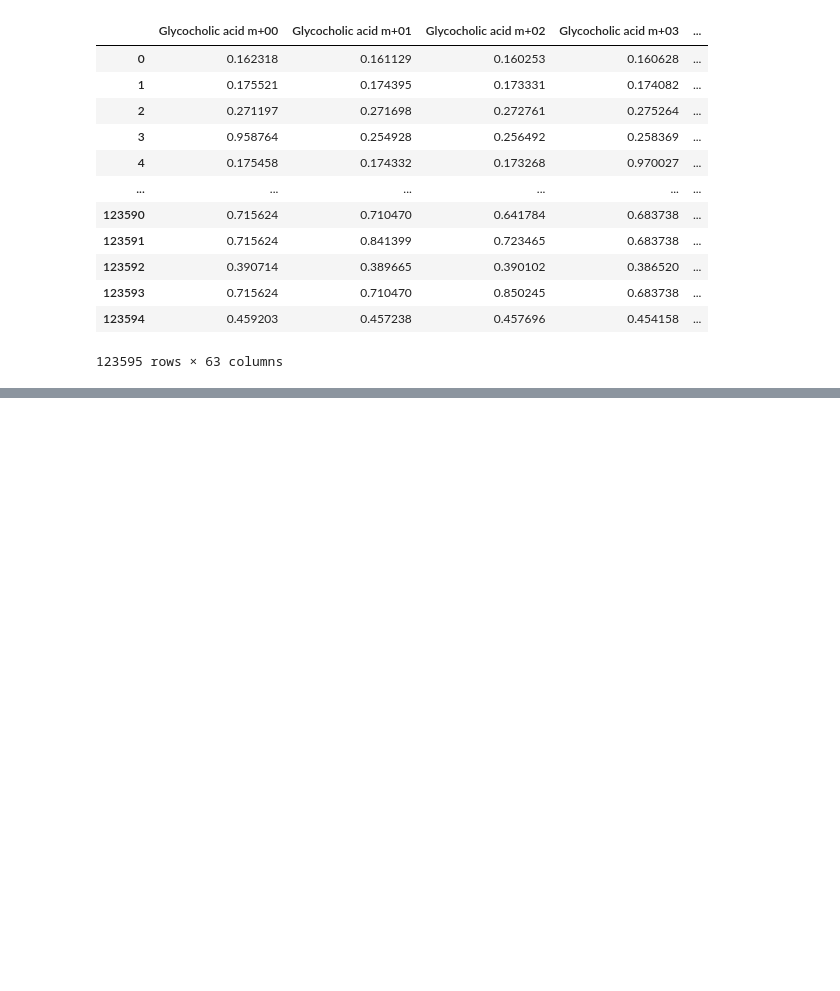
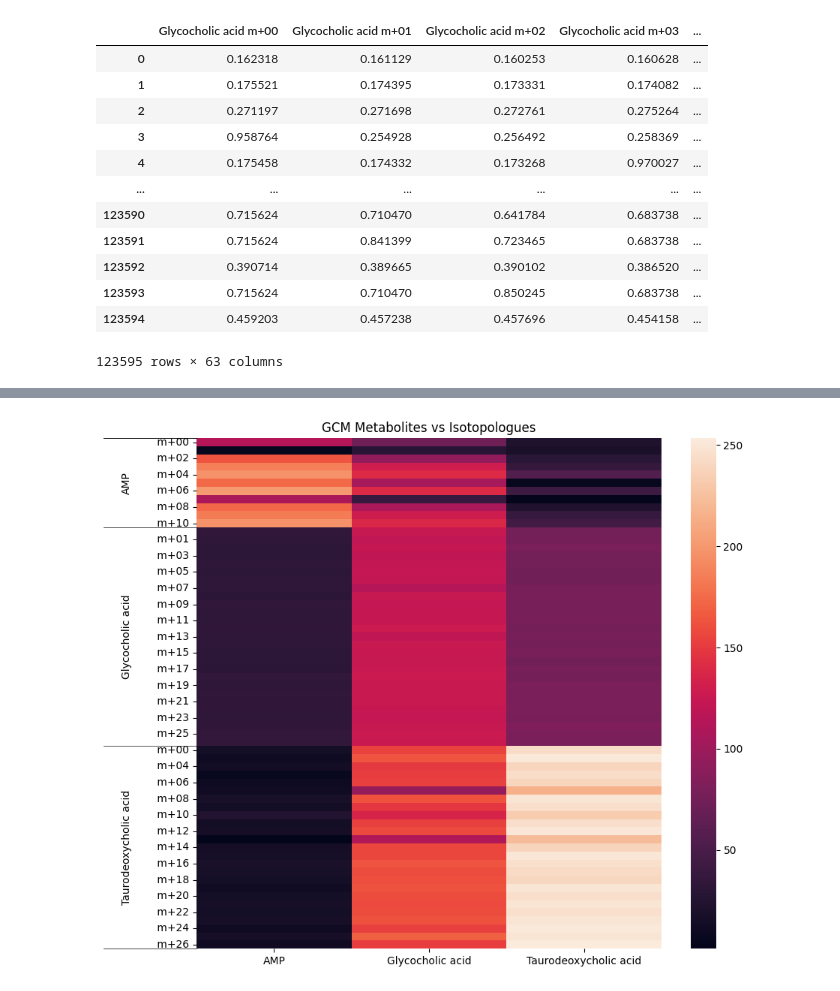
Before and after one commit to reznik-lab/IsoLearner, a Jupyter notebook: IsoLearnerOOO-testing.ipynb, the cells around one changed output, grey strips where cells are left out. Drawn from its saved outputs; the diff is of its cells as text; code cells hidden in the pictures; blank space fills up the shorter version.

```diff
--- a/IsoLearnerOOO-testing.ipynb
+++ b/IsoLearnerOOO-testing.ipynb
@@ -323,0 +390,26 @@ print(test_mutation_results)
+# %%
+specifics = np.concatenate((gcm_output[0][0], gcm_output[1][0], gcm_output[2][0])).T
+iso_names = short_isos.columns
+metabs_from_isos = [iso[:-5] for iso in iso_names]
+
+tuples = list(zip(iso_names, metabs_from_isos))
+index = pd.MultiIndex.from_tuples(tuples, names=['isotopologue', 'metabolite'])
+
+df = pd.DataFrame(specifics, index=index, columns=metabolites)
+df = df.reindex(sorted(df.columns), axis=1).sort_index(level='isotopologue')
+
+fig = plt.figure(figsize = (10, 10))
+ax = fig.add_subplot(111)
+sns.heatmap(df)
+
+#Below 3 lines remove default labels
+labels = [item.get_text().split('-')[0][-5:] for item in ax.get_yticklabels()]
+ax.set_yticklabels(labels)
+ax.set_ylabel('')
+
+label_group_bar_table(ax, df)
+fig.subplots_adjust(bottom=.1*df.index.nlevels)
+plt.title("GCM Metabolites vs Isotopologues")
+plt.show()
+# %% [output]
+[figure, added]
```
Also changed, not shown: parts of 6 cells of this notebook.
